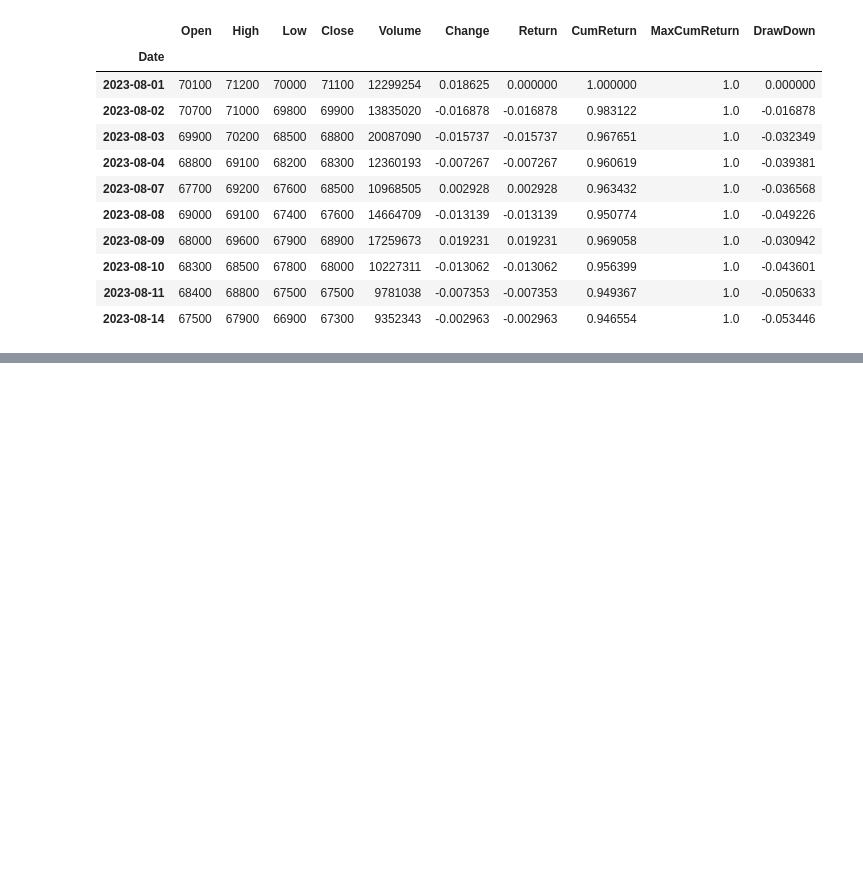
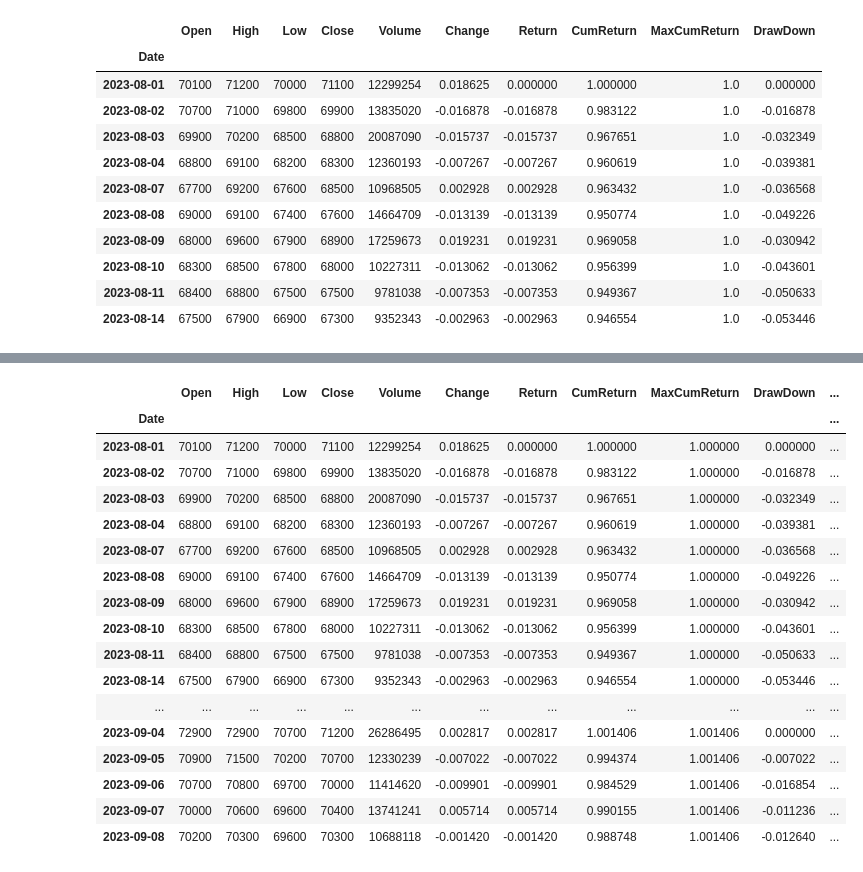
Before and after one commit to sonjul/jupyter_workspace, a Jupyter notebook: FinanceDataReaderEx20230903.ipynb, the cells around one changed output, grey strips where cells are left out. Saved outputs shown, nothing was run; the diff lists cells and outputs as text; code cells hidden in the pictures; blank space fills up the shorter version.

```diff
--- a/FinanceDataReaderEx20230903.ipynb
+++ b/FinanceDataReaderEx20230903.ipynb
@@ -236,0 +312,47 @@ df.head(10)
+# %%
+
+def compute_rsi(df, column="Close", window=14):
+    """
+    Compute the RSI (Relative Strength Index) of a dataframe's column using a window size.
+    """
+    delta = df[column].diff(1).dropna()
+
+    # 'gain' and 'loss' series
+    gain = delta.where(delta > 0, 0)
+    loss = -delta.where(delta < 0, 0)
+
+    # Calculate the EMA (Exponential Moving Average) for gains and losses
+    avg_gain = gain.ewm(com=window-1, min_periods=window).mean()
+    avg_loss = loss.ewm(com=window-1, min_periods=window).mean()
+
+    # Compute RS (Relative Strength)
+    rs = avg_gain / avg_loss
+
+    # Compute RSI (Relative Strength Index)
+    rsi = 100 - (100 / (1 + rs))
+
+    # Append the result to the dataframe
+    df['RSI'] = rsi
+
+    return df
+# %%
+compute_rsi(df, "Close", 14)
+# %% [output]
+|  | Open | High | Low | Close | Volume | Change | Return | CumReturn | MaxCumReturn | DrawDown | ... |
+| Date |  |  |  |  |  |  |  |  |  |  | ... |
+| 2023-08-01 | 70100 | 71200 | 70000 | 71100 | 12299254 | 0.018625 | 0.000000 | 1.000000 | 1.000000 | 0.000000 | ... |
+| 2023-08-02 | 70700 | 71000 | 69800 | 69900 | 13835020 | -0.016878 | -0.016878 | 0.983122 | 1.000000 | -0.016878 | ... |
+| 2023-08-03 | 69900 | 70200 | 68500 | 68800 | 20087090 | -0.015737 | -0.015737 | 0.967651 | 1.000000 | -0.032349 | ... |
+| 2023-08-04 | 68800 | 69100 | 68200 | 68300 | 12360193 | -0.007267 | -0.007267 | 0.960619 | 1.000000 | -0.039381 | ... |
+| 2023-08-07 | 67700 | 69200 | 67600 | 68500 | 10968505 | 0.002928 | 0.002928 | 0.963432 | 1.000000 | -0.036568 | ... |
+| 2023-08-08 | 69000 | 69100 | 67400 | 67600 | 14664709 | -0.013139 | -0.013139 | 0.950774 | 1.000000 | -0.049226 | ... |
+| 2023-08-09 | 68000 | 69600 | 67900 | 68900 | 17259673 | 0.019231 | 0.019231 | 0.969058 | 1.000000 | -0.030942 | ... |
+| 2023-08-10 | 68300 | 68500 | 67800 | 68000 | 10227311 | -0.013062 | -0.013062 | 0.956399 | 1.000000 | -0.043601 | ... |
+| 2023-08-11 | 68400 | 68800 | 67500 | 67500 | 9781038 | -0.007353 | -0.007353 | 0.949367 | 1.000000 | -0.050633 | ... |
+| 2023-08-14 | 67500 | 67900 | 66900 | 67300 | 9352343 | -0.002963 | -0.002963 | 0.946554 | 1.000000 | -0.053446 | ... |
+| ... | ... | ... | ... | ... | ... | ... | ... | ... | ... | ... | ... |
+| 2023-09-04 | 72900 | 72900 | 70700 | 71200 | 26286495 | 0.002817 | 0.002817 | 1.001406 | 1.001406 | 0.000000 | ... |
+| 2023-09-05 | 70900 | 71500 | 70200 | 70700 | 12330239 | -0.007022 | -0.007022 | 0.994374 | 1.001406 | -0.007022 | ... |
+| 2023-09-06 | 70700 | 70800 | 69700 | 70000 | 11414620 | -0.009901 | -0.009901 | 0.984529 | 1.001406 | -0.016854 | ... |
+| 2023-09-07 | 70000 | 70600 | 69600 | 70400 | 13741241 | 0.005714 | 0.005714 | 0.990155 | 1.001406 | -0.011236 | ... |
+| 2023-09-08 | 70200 | 70300 | 69600 | 70300 | 10688118 | -0.001420 | -0.001420 | 0.988748 | 1.001406 | -0.012640 | ... |
```
Also changed, not shown: parts of 12 cells of this notebook.
